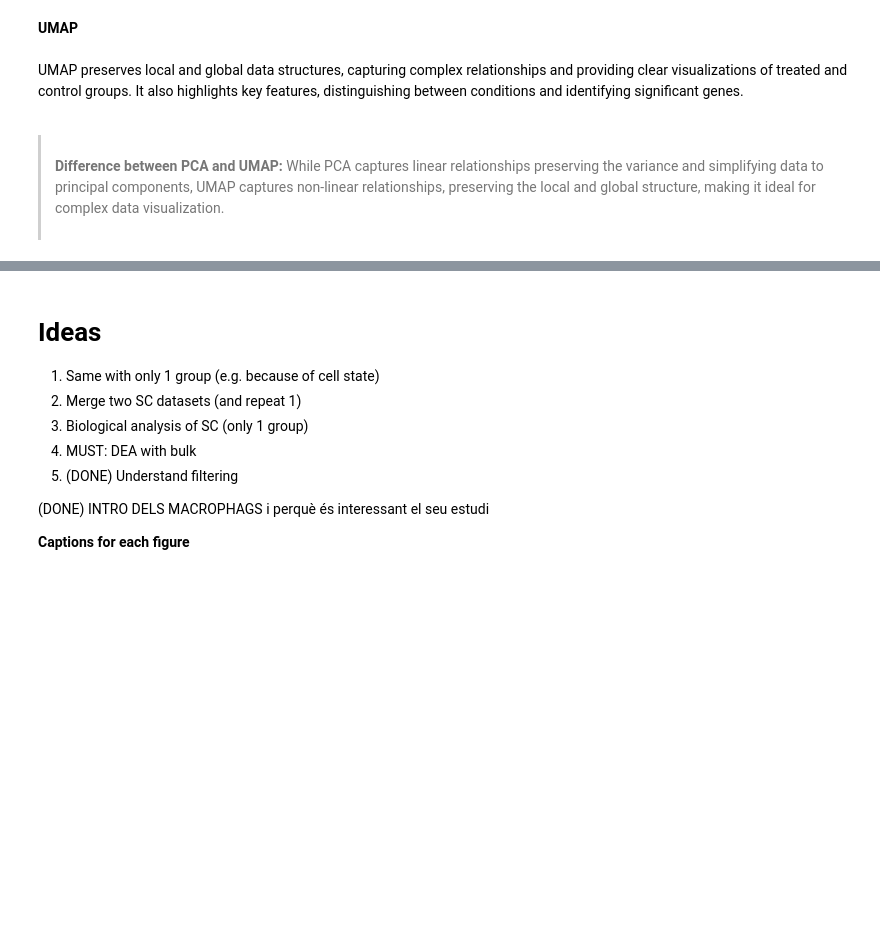
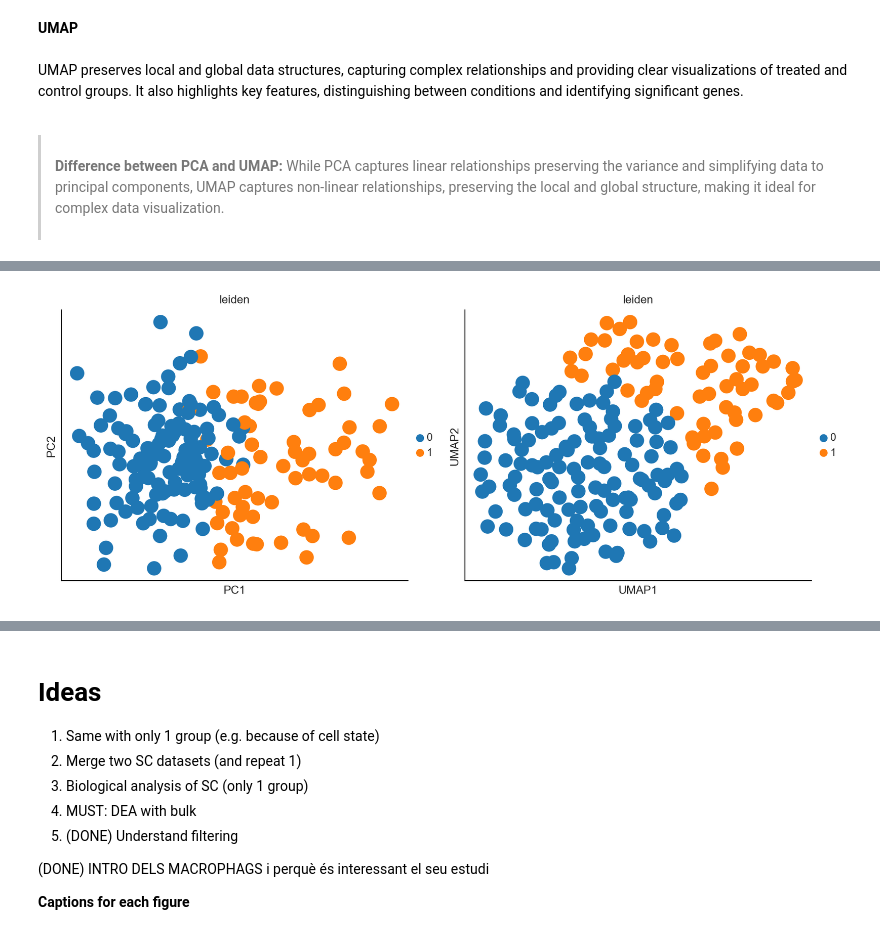
Before and after one commit to powwowath/pyMSpro, a Jupyter notebook: 00_workflow_META-ANALYSIS.ipynb, the cells around one changed output, grey strips where cells are left out. Saved outputs shown, nothing was run; the diff lists cells and outputs as text; code cells hidden in the pictures; blank space fills up the shorter version.

```diff
--- a/00_workflow_META-ANALYSIS.ipynb
+++ b/00_workflow_META-ANALYSIS.ipynb
@@ -1109,0 +1136,26 @@ It also highlights key features, distinguishing between conditions and identifyi
+# %%
+# Filter data
+df_huffman_adata_M0 = df_huffman_adata[df_huffman_adata.obs["celltype"] == "untreated"]
+
+# Compute PCA
+sc.tl.pca(df_huffman_adata_M0)
+
+# Compute neighbors
+sc.pp.neighbors(df_huffman_adata_M0)
+
+# Compute UMAP
+sc.tl.umap(df_huffman_adata_M0)
+
+# Perform clustering
+sc.tl.leiden(df_huffman_adata_M0, resolution=0.5)
+
+# Create a figure with two subplots side by side
+fig, axes = plt.subplots(1, 2, figsize=(10, 4))
+
+# Plots
+sc.pl.pca(df_huffman_adata_M0, color='leiden', ax=axes[0], show=False)
+sc.pl.umap(df_huffman_adata_M0, color='leiden', ax=axes[1], show=False)
+plt.tight_layout()
+plt.show()
+# %% [output]
+[figure, added]
```
Also changed, not shown: parts of 32 cells of this notebook.
